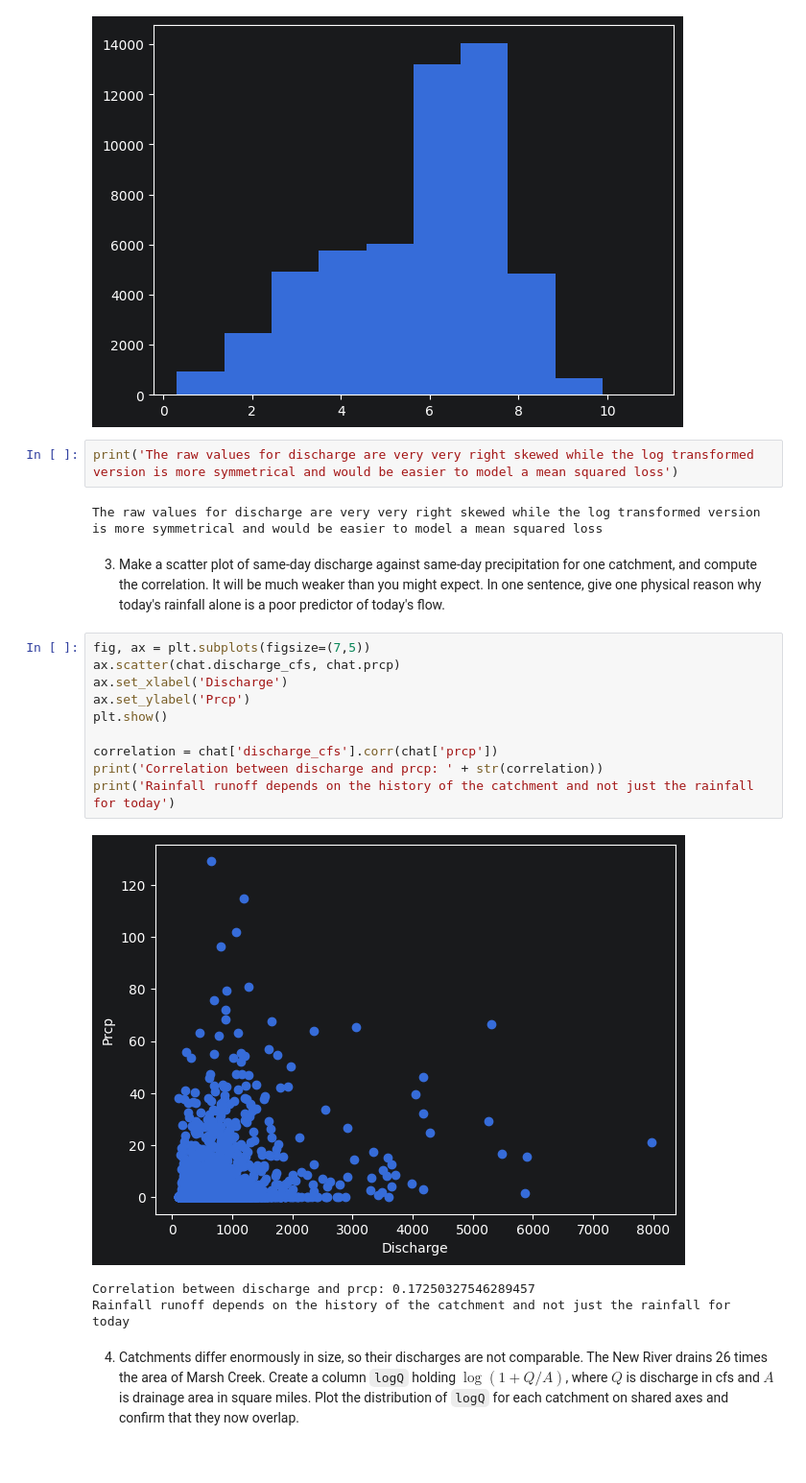
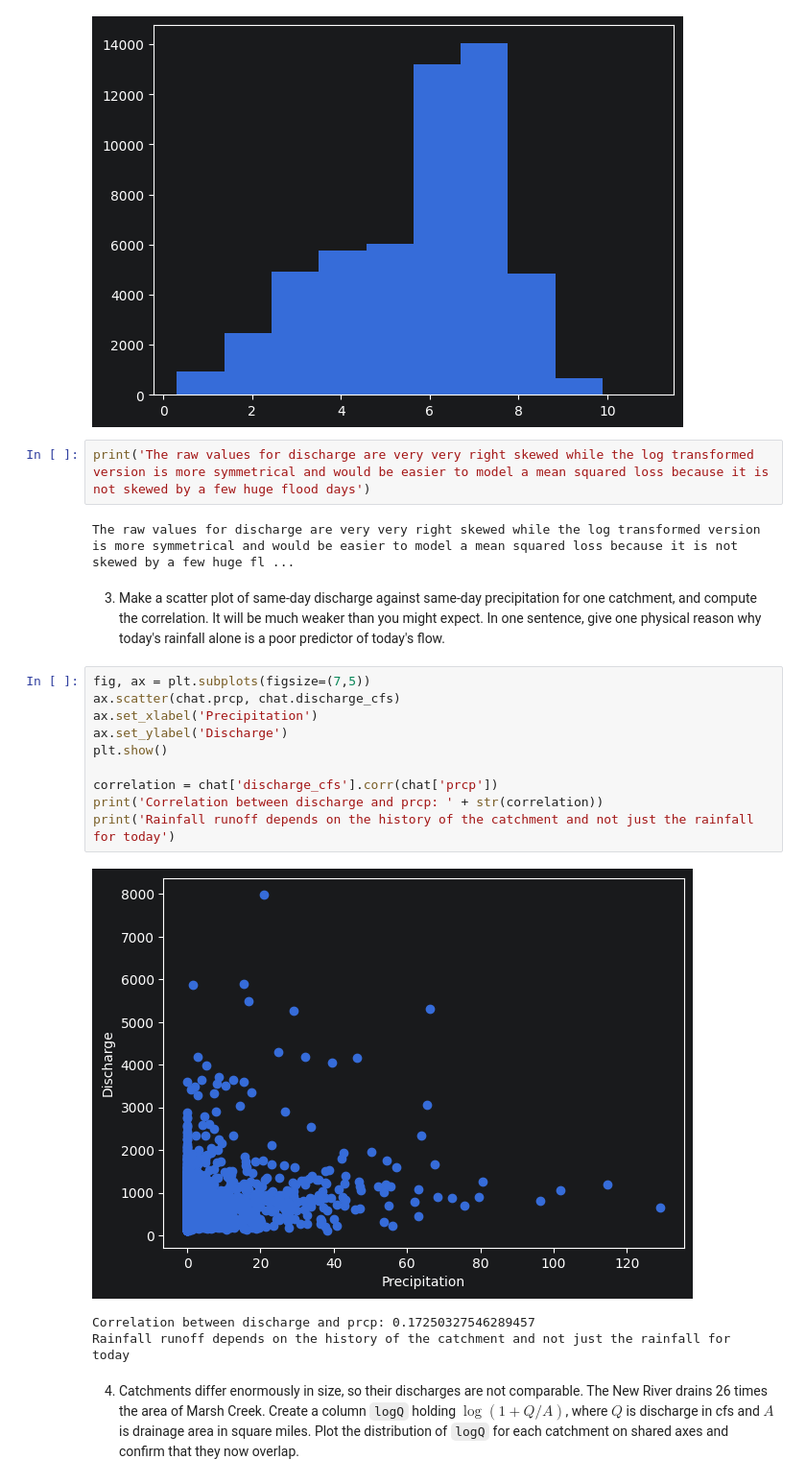
Before and after one commit to deborahteo/ml4climate2026, a Jupyter notebook: Assignment9.ipynb, the cells around one changed output. Shown at 96% size. Cells and saved outputs as stored; diff of their text form.

```diff
--- a/Assignment9.ipynb
+++ b/Assignment9.ipynb
@@ -161,9 +162,9 @@ plt.show()
 # %% [output]
 [figure]
 # %%
-print('The raw values for discharge are very very right skewed while the log transformed version is more symmetrical and would be easier to model a mean squared loss')
+print('The raw values for discharge are very very right skewed while the log transformed version is more symmetrical and would be easier to model a mean squared loss because it is not skewed by a few huge flood days')
 # %% [output]
-The raw values for discharge are very very right skewed while the log transformed version is more symmetrical and would be easier to model a mean squared loss
+The raw values for discharge are very very right skewed while the log transformed version is more symmetrical and would be easier to model a mean squared loss because it is not skewed by a few huge fl ...
 # %% [markdown]
 3. Make a scatter plot of same-day discharge against same-day precipitation for one
 catchment, and compute the correlation. It will be much weaker than you might expect.
@@ -171,16 +172,16 @@ In one sentence, give one physical reason why today's rainfall alone is a poor p
 today's flow.
 # %%
 fig, ax = plt.subplots(figsize=(7,5))
-ax.scatter(chat.discharge_cfs, chat.prcp)
-ax.set_xlabel('Discharge')
-ax.set_ylabel('Prcp')
+ax.scatter(chat.prcp, chat.discharge_cfs)
+ax.set_xlabel('Precipitation')
+ax.set_ylabel('Discharge')
 plt.show()
 
 correlation = chat['discharge_cfs'].corr(chat['prcp'])
 print('Correlation between discharge and prcp: ' + str(correlation))
 print('Rainfall runoff depends on the history of the catchment and not just the rainfall for today')
 # %% [output]
-[figure, old version]
+[figure, new version]
 Correlation between discharge and prcp: 0.17250327546289457
 Rainfall runoff depends on the history of the catchment and not just the rainfall for today
 # %% [markdown]
```
Also changed, not shown: parts of 11 cells of this notebook, 1 other file.
